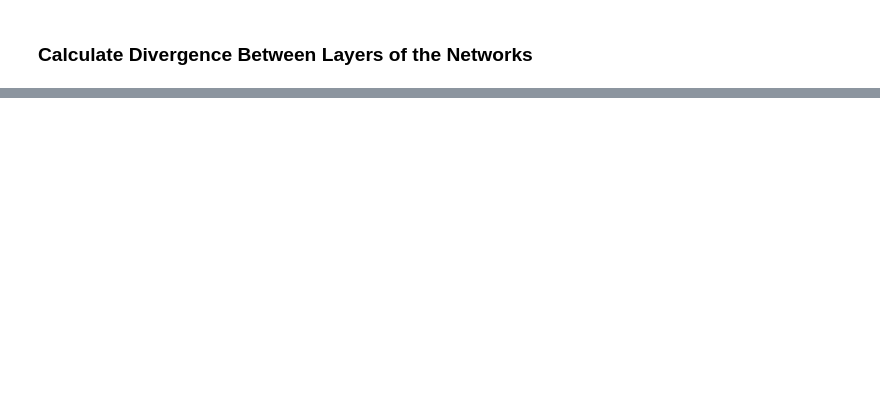
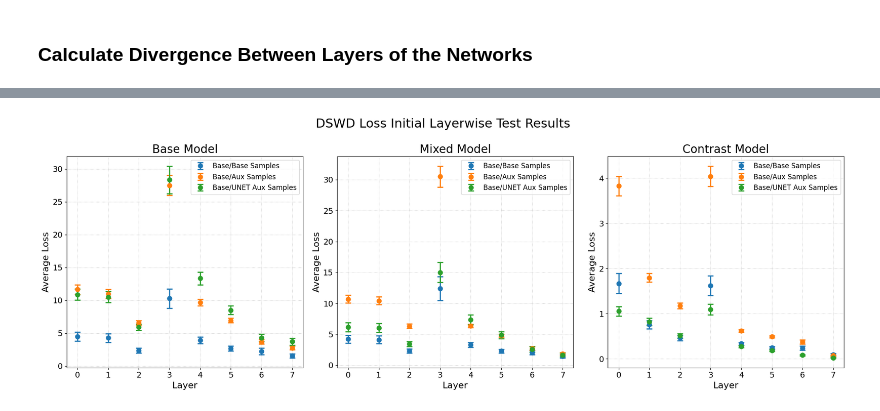
Before and after one commit to justlab11/FeatureAlignment, a Jupyter notebook: unet_work.ipynb, the cells around one changed output, grey strips where cells are left out. Saved outputs shown, nothing was run; the diff lists cells and outputs as text; code cells hidden in the pictures; blank space fills up the shorter version.

```diff
--- a/unet_work.ipynb
+++ b/unet_work.ipynb
@@ -653,0 +1775,60 @@ for i, (base, aux, label) in enumerate(val_loader):
+# %%
+with open(r"C:\Users\Justin\Downloads\data.pkl", "rb") as f:
+    loaded_first = pickle.load(f)
+
+with open(r"C:\Users\Justin\Downloads\data_post.pkl", "rb") as f:
+    loaded_second = pickle.load(f)
+
+fig, axs = plt.subplots(1, 3, figsize=(20, 7))
+fig.suptitle('DSWD Loss Initial Layerwise Test Results', fontsize=22)
+
+categories = ['base', 'mixed', 'contrast']
+modes = ['Base/Base', 'Base/Aux', 'Base/UNET Aux']
+
+def dict_to_array(data_dict):
+    return np.array([data_dict[str(i)] for i in range(10)])
+
+colors = ['#1f77b4', '#ff7f0e', '#2ca02c']  # Blue, Orange
+
+for i, cat in enumerate(categories):
+    for j in range(3):
+        if j < 2:
+            data = loaded_first[cat][j]
+        else:
+            data = loaded_second[cat][0]
+
+        array = dict_to_array(data).reshape(-1, 9)
+
+        array = np.delete(array, 6, axis=1)
+
+        means = np.mean(array, axis=0)
+        stds = np.std(array, axis=0)
+        x = range(8)
+
+        axs[i].grid(True, linestyle=":", alpha=.7)
+
+        axs[i].errorbar(x, means, yerr=stds, capsize=5, marker='o',
+                        color=colors[j], ecolor=colors[j],
+                        markersize=8, linewidth=2, capthick=2,
+                        label=f'{modes[j]} Samples', linestyle='none')
+
+    # Increase title font size
+    axs[i].set_title(f'{cat.capitalize()} Model', fontsize=20)
+
+    # Increase x-label font size
+    axs[i].set_xlabel('Layer', fontsize=16)
+
+    # Increase y-label font size
+    axs[i].set_ylabel('Average Loss', fontsize=16)
+
+    # Increase tick label font sizes
+    axs[i].tick_params(axis='both', which='major', labelsize=14)
+
+    # Add legend
+    axs[i].legend(fontsize=12)
+
+plt.tight_layout()
+plt.savefig(f'images/DSW_unet_none+skip.pdf', format="pdf", dpi=300)
+plt.show()
+# %% [output]
+[figure, added]
```
Also changed, not shown: parts of 42 cells of this notebook, 4 other files.
